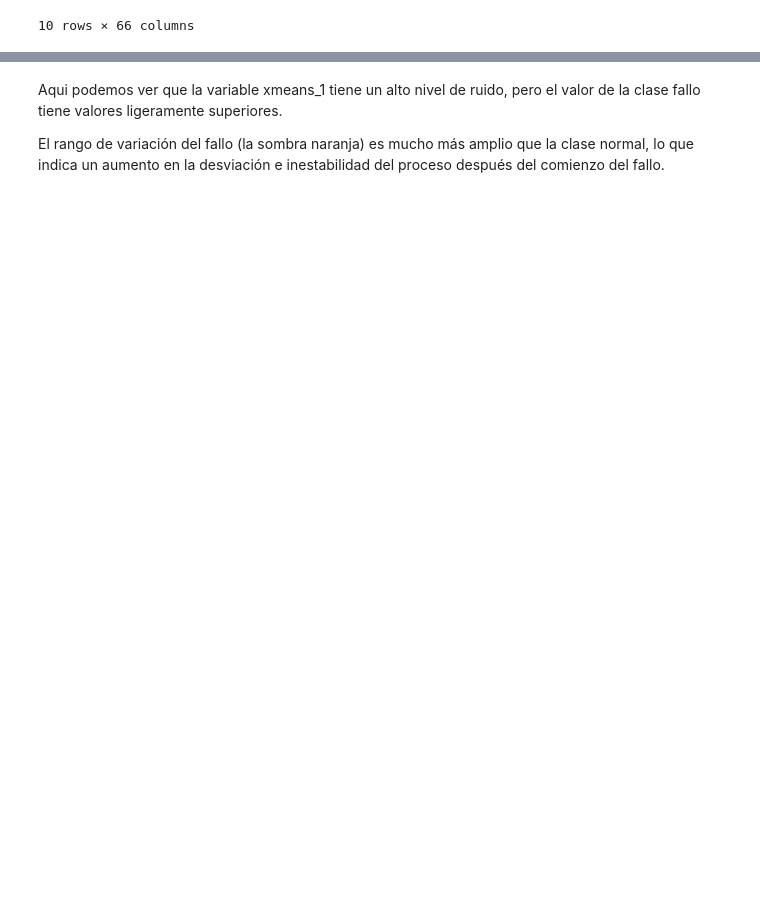
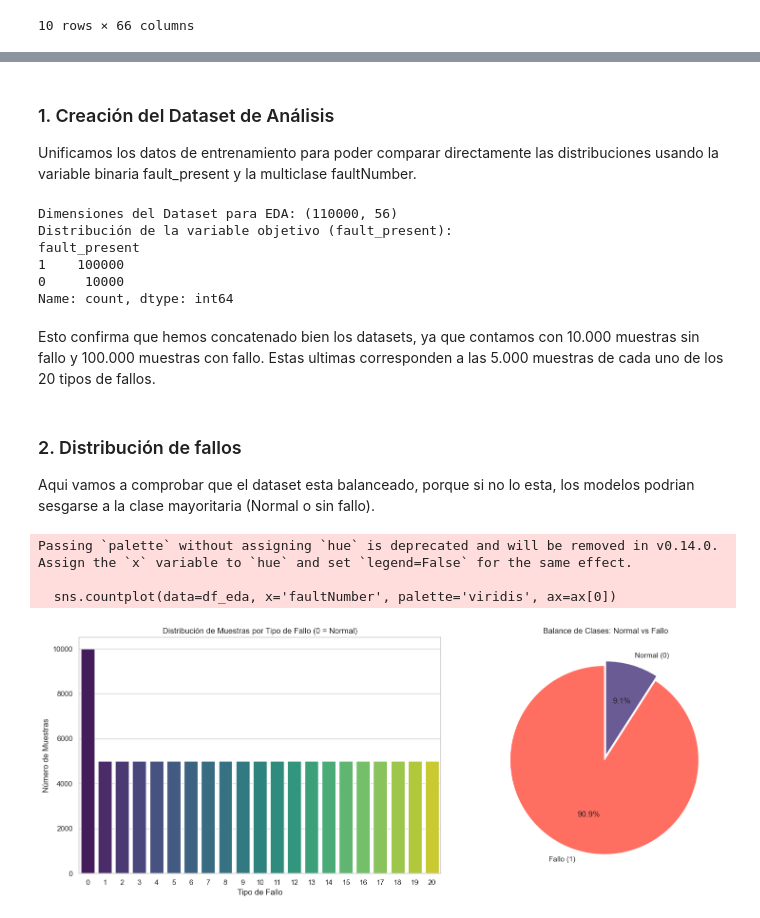
Before and after one commit to AlbaDelgadoO/proyecto_analitica, a Jupyter notebook: desc_dataset.ipynb, the cells around one changed output, grey strips where cells are left out. Saved outputs shown, nothing was run; the diff lists cells and outputs as text; code cells hidden in the pictures; blank space fills up the shorter version.

```diff
--- a/desc_dataset.ipynb
+++ b/desc_dataset.ipynb
@@ -445,4 +325,62 @@ plt.show()
-# %% [markdown]
-Aqui podemos ver que la variable xmeans_1 tiene un alto nivel de ruido, pero el valor de la clase fallo tiene valores ligeramente superiores.
-
-El rango de variación del fallo (la sombra naranja) es mucho más amplio que la clase normal, lo que indica un aumento en la desviación e inestabilidad del proceso después del comienzo del fallo.
+# %% [markdown]
+### 1. Creación del Dataset de Análisis
+
+Unificamos los datos de entrenamiento para poder comparar directamente las distribuciones usando la variable binaria fault_present y la multiclase faultNumber.
+# %%
+import matplotlib.pyplot as plt
+import seaborn as sns
+import numpy as np
+
+# Configuración estética de los gráficos
+sns.set_theme(style="whitegrid")
+plt.rcParams['figure.figsize'] = (10, 6)
+
+# 1. Unificar datos de entrenamiento para el EDA
+# Usamos .copy() para no alterar los diccionarios originales
+df_normal = datasets["Fault Free Training"].copy()
+df_faulty = datasets["Faulty Training"].copy()
+
+# Aseguramos etiquetas consistentes
+df_normal['fault_present'] = 0
+df_normal['faultNumber'] = 0
+df_faulty['fault_present'] = 1
+
+# Concatenamos los datasets
+df_eda = pd.concat([df_normal, df_faulty], ignore_index=True)
+
+print(f"Dimensiones del Dataset para EDA: {df_eda.shape}")
+print(f"Distribución de la variable objetivo (fault_present):\n{df_eda['fault_present'].value_counts()}")
+# %% [output]
+Dimensiones del Dataset para EDA: (110000, 56)
+Distribución de la variable objetivo (fault_present):
+fault_present
+1    100000
+0     10000
+Name: count, dtype: int64
+# %% [markdown]
+Esto confirma que hemos concatenado bien los datasets, ya que contamos con 10.000 muestras sin fallo y 100.000 muestras con fallo. Estas ultimas corresponden a las 5.000 muestras de cada uno de los 20 tipos de fallos.
+# %% [markdown]
+### 2. Distribución de fallos
+Aqui vamos a comprobar que el dataset esta balanceado, porque si no lo esta, los modelos podrian sesgarse a la clase mayoritaria (Normal o sin fallo).
+# %%
+fig, ax = plt.subplots(1, 2, figsize=(16, 6))
+
+# Gráfico 1: Conteo de muestras por tipo de fallo específico
+sns.countplot(data=df_eda, x='faultNumber', palette='viridis', ax=ax[0])
+ax[0].set_title('Distribución de Muestras por Tipo de Fallo (0 = Normal)')
+ax[0].set_ylabel('Número de Muestras')
+ax[0].set_xlabel('Tipo de Fallo')
+
+# Gráfico 2: Proporción Binaria (Normal vs Fallo)
+counts = df_eda['fault_present'].value_counts()
+ax[1].pie(counts, labels=['Fallo (1)', 'Normal (0)'] if counts.index[0]==1 else ['Normal (0)', 'Fallo (1)'],
+          autopct='%1.1f%%', colors=['#FF6F61', '#6B5B95'], startangle=90, explode=(0.05, 0))
+ax[1].set_title('Balance de Clases: Normal vs Fallo')
+
+plt.tight_layout()
+plt.show()
+# %% [output]
+Passing `palette` without assigning `hue` is deprecated and will be removed in v0.14.0. Assign the `x` variable to `hue` and set `legend=False` for the same effect.
+
+  sns.countplot(data=df_eda, x='faultNumber', palette='viridis', ax=ax[0])
+[figure, added]
```
Also changed, not shown: parts of 30 cells of this notebook.
